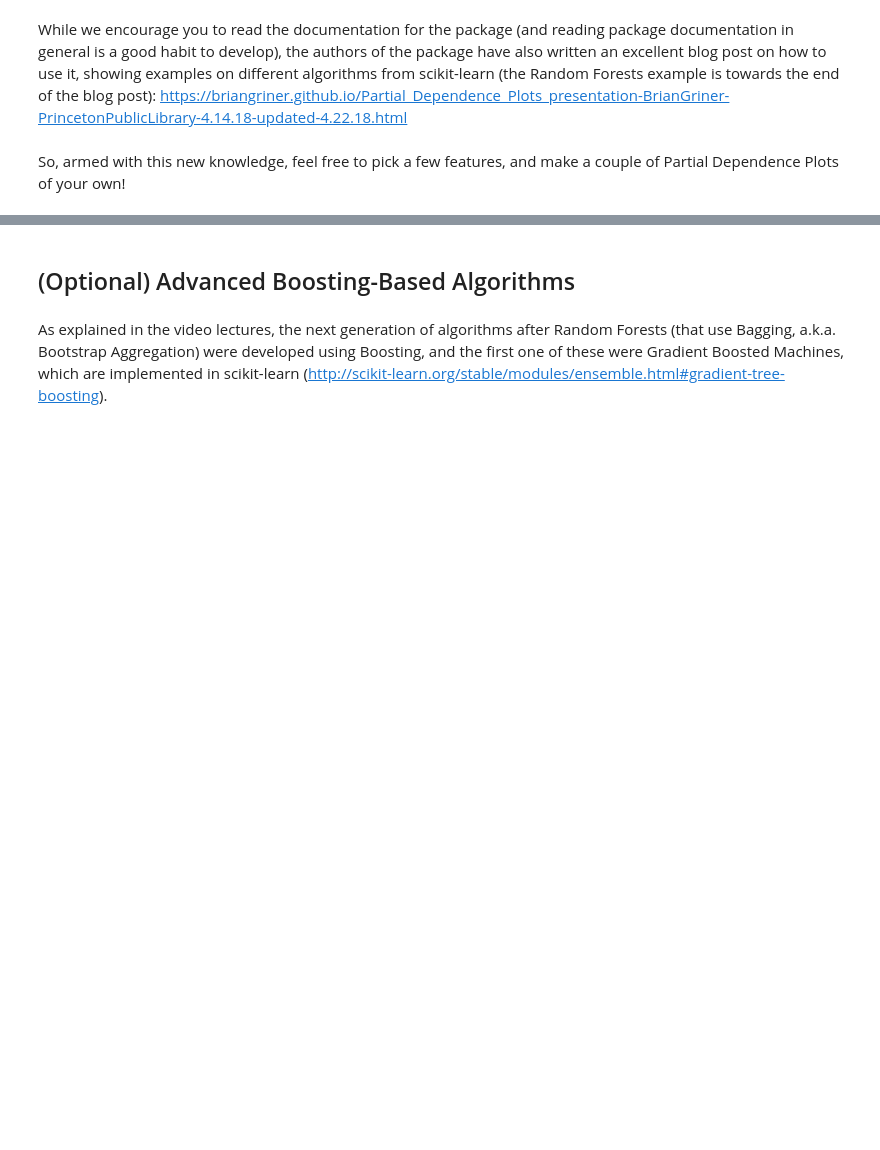
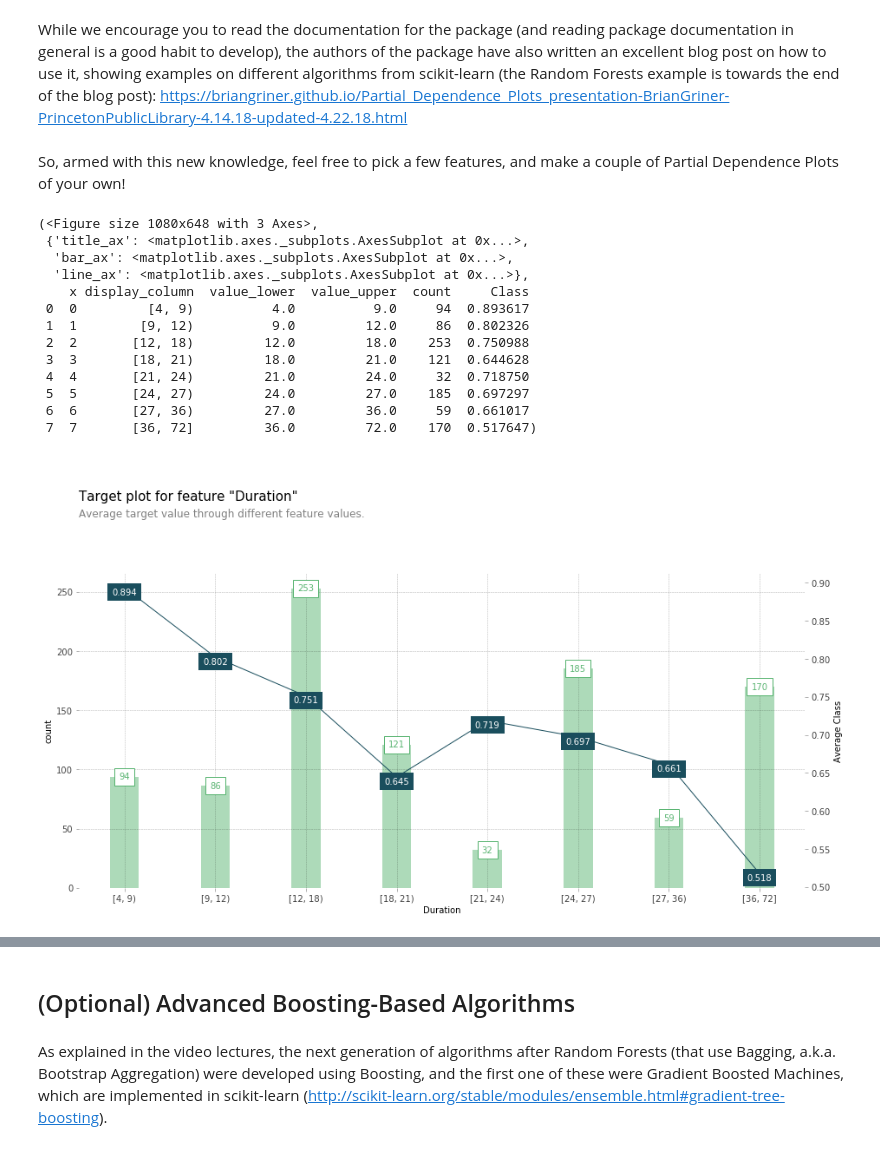
Before and after one commit to zzc01/mec-mini-projects, a Jupyter notebook: mec-13.5.1-tree-based-algorithms-mini-project/Mini_Project_Tree-Based_Algorithms.ipynb, the cells around one changed output, grey strips where cells are left out. Cells and saved outputs as stored; diff of their text form; code cells hidden in the pictures; blank space fills up the shorter version.

```diff
--- a/mec-13.5.1-tree-based-algorithms-mini-project/Mini_Project_Tree-Based_Algorithms.ipynb
+++ b/mec-13.5.1-tree-based-algorithms-mini-project/Mini_Project_Tree-Based_Algorithms.ipynb
@@ -488,0 +626,17 @@ So, armed with this new knowledge, feel free to pick a few features, and make a
+# %%
+info_plots.target_plot(df=df, feature='Duration', feature_name='Duration', target='Class')
+# %% [output]
+(<Figure size 1080x648 with 3 Axes>,
+ {'title_ax': <matplotlib.axes._subplots.AxesSubplot at 0x...>,
+  'bar_ax': <matplotlib.axes._subplots.AxesSubplot at 0x...>,
+  'line_ax': <matplotlib.axes._subplots.AxesSubplot at 0x...>},
+    x display_column  value_lower  value_upper  count     Class
+ 0  0         [4, 9)          4.0          9.0     94  0.893617
+ 1  1        [9, 12)          9.0         12.0     86  0.802326
+ 2  2       [12, 18)         12.0         18.0    253  0.750988
+ 3  3       [18, 21)         18.0         21.0    121  0.644628
+ 4  4       [21, 24)         21.0         24.0     32  0.718750
+ 5  5       [24, 27)         24.0         27.0    185  0.697297
+ 6  6       [27, 36)         27.0         36.0     59  0.661017
+ 7  7       [36, 72]         36.0         72.0    170  0.517647)
+[figure, added]
```
Also changed, not shown: parts of 39 cells of this notebook.
